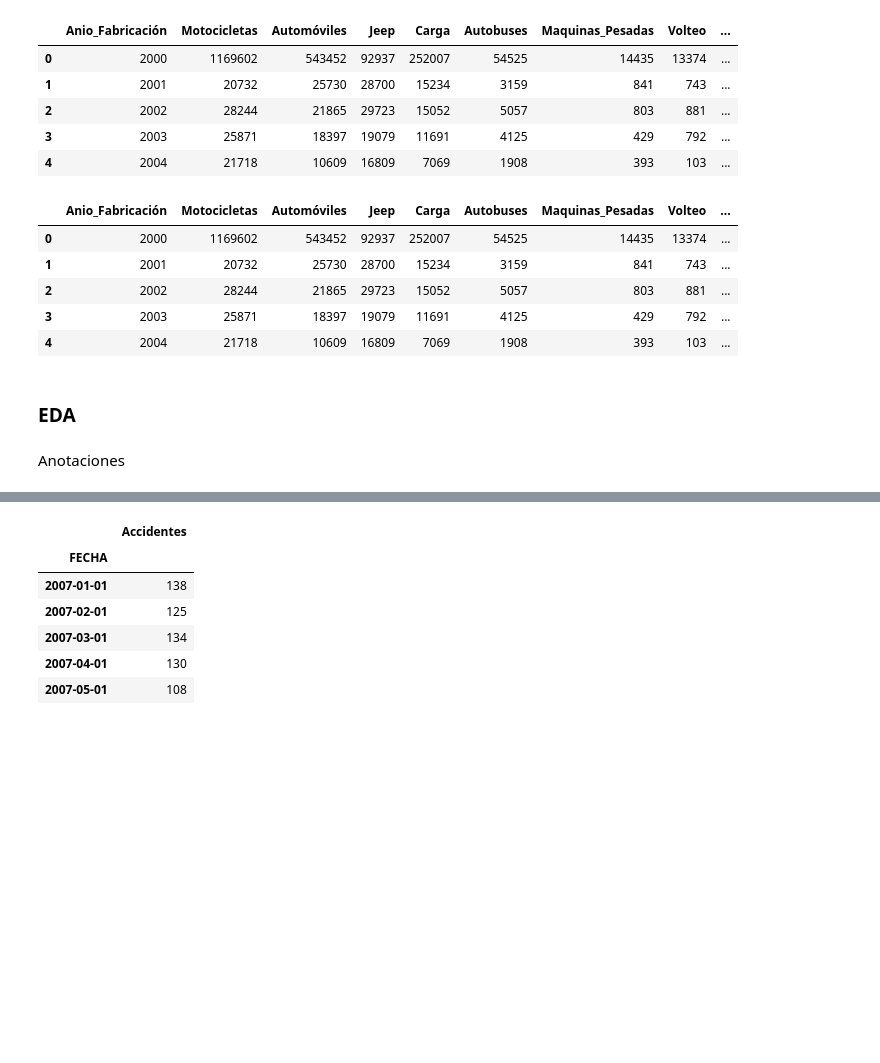
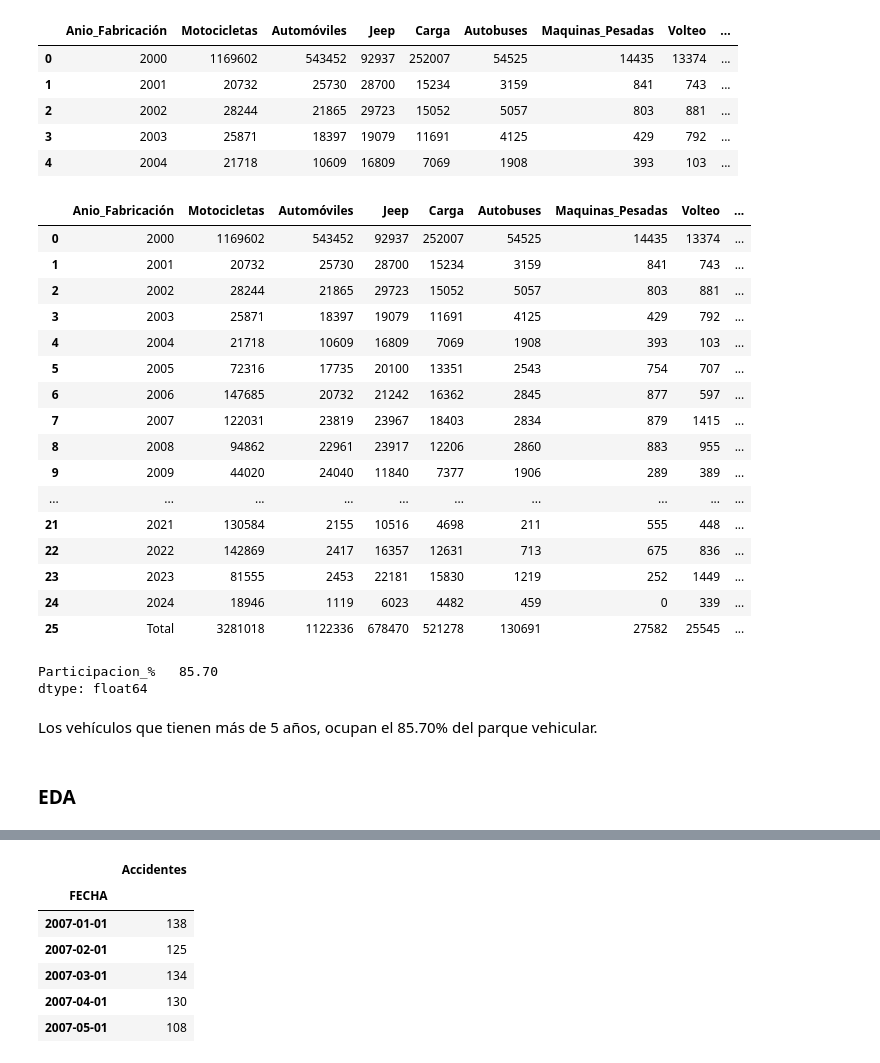
Before and after one commit to ngcarvajall/Accidentes_mortales_RD, a Jupyter notebook: Notebooks/Parque_vehicular.ipynb, the cells around one changed output, grey strips where cells are left out. Cells and saved outputs as stored; diff of their text form; code cells hidden in the pictures; blank space fills up the shorter version.

```diff
--- a/Notebooks/Parque_vehicular.ipynb
+++ b/Notebooks/Parque_vehicular.ipynb
@@ -41,7 +41,7 @@ from selenium.webdriver.common.by import By
 from selenium.webdriver.support.ui import WebDriverWait
 import time
 
-
+pd.options.display.float_format = '{:.2f}'.format
 import warnings
 warnings.filterwarnings('ignore')
 pd.set_option('display.max_columns', None)
@@ -778,5 +786,5 @@ df_genero.head()
 # %%
 df_antiguedad = pd.read_excel('C:\\Users\\DELL\\Downloads\\ParqueVehicular2023\\ParqueVehicular2023.xlsx', sheet_name='2.9', skiprows=9, index_col=0)
 # %%
-df_antiguedad = df_antiguedad.iloc[1:27]
+df_antiguedad = df_antiguedad.iloc[1:27, :11]
 df_antiguedad.reset_index(drop=True, inplace=True)
@@ -838,15 +848,31 @@ df_antiguedad.head()
 columnas_numericas = ['Motocicletas', 'Automóviles', 'Jeep', 'Carga', 'Autobuses', 'Maquinas_Pesadas', 'Volteo', 'Otros', 'Total']
 df_antiguedad[columnas_numericas] = df_antiguedad[columnas_numericas].astype(int)
 # %%
-df_antiguedad.head()
+df_antiguedad
 # %% [output]
 |  | Anio_Fabricación | Motocicletas | Automóviles | Jeep | Carga | Autobuses | Maquinas_Pesadas | Volteo | ... |
 | 0 | 2000 | 1169602 | 543452 | 92937 | 252007 | 54525 | 14435 | 13374 | ... |
 | 1 | 2001 | 20732 | 25730 | 28700 | 15234 | 3159 | 841 | 743 | ... |
 | 2 | 2002 | 28244 | 21865 | 29723 | 15052 | 5057 | 803 | 881 | ... |
 | 3 | 2003 | 25871 | 18397 | 19079 | 11691 | 4125 | 429 | 792 | ... |
 | 4 | 2004 | 21718 | 10609 | 16809 | 7069 | 1908 | 393 | 103 | ... |
+| 5 | 2005 | 72316 | 17735 | 20100 | 13351 | 2543 | 754 | 707 | ... |
+| 6 | 2006 | 147685 | 20732 | 21242 | 16362 | 2845 | 877 | 597 | ... |
+| 7 | 2007 | 122031 | 23819 | 23967 | 18403 | 2834 | 879 | 1415 | ... |
+| 8 | 2008 | 94862 | 22961 | 23917 | 12206 | 2860 | 883 | 955 | ... |
+| 9 | 2009 | 44020 | 24040 | 11840 | 7377 | 1906 | 289 | 389 | ... |
+| ... | ... | ... | ... | ... | ... | ... | ... | ... | ... |
+| 21 | 2021 | 130584 | 2155 | 10516 | 4698 | 211 | 555 | 448 | ... |
+| 22 | 2022 | 142869 | 2417 | 16357 | 12631 | 713 | 675 | 836 | ... |
+| 23 | 2023 | 81555 | 2453 | 22181 | 15830 | 1219 | 252 | 1449 | ... |
+| 24 | 2024 | 18946 | 1119 | 6023 | 4482 | 459 | 0 | 339 | ... |
+| 25 | Total | 3281018 | 1122336 | 678470 | 521278 | 130691 | 27582 | 25545 | ... |
+# %%
+df_antiguedad.iloc[:19, -1:].sum()
+# %% [output]
+Participacion_%   85.70
+dtype: float64
+# %% [markdown]
+Los vehículos que tienen más de 5 años, ocupan el 85.70% del parque vehicular.
 # %% [markdown]
 ### EDA
-# %% [markdown]
-Anotaciones
```
Also changed, not shown: parts of 36 cells of this notebook, 13 other files.
